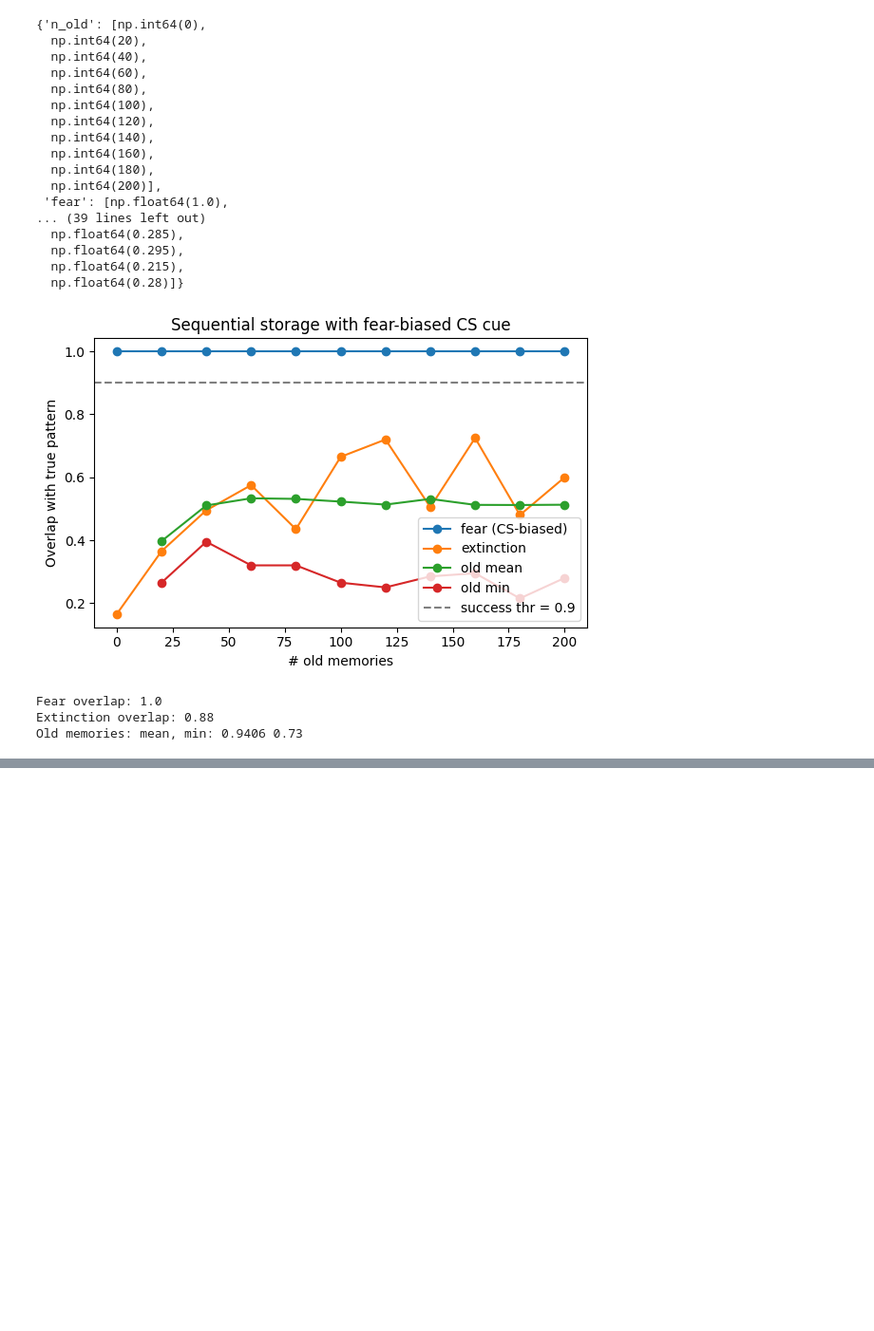
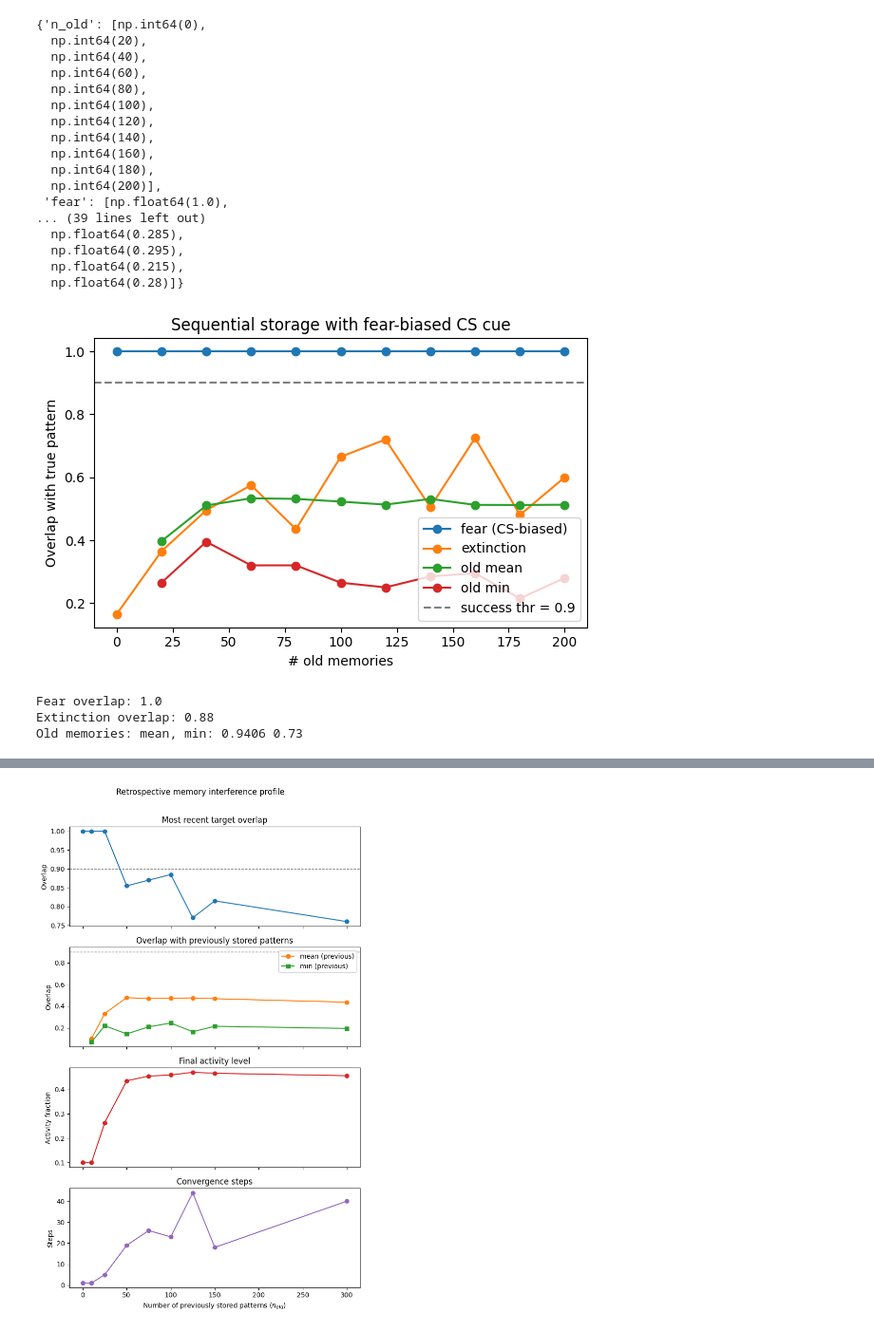
Before and after one commit to armaanfallahi/engram-hopfield, a Jupyter notebook: notebooks/02_sequentialstorage.ipynb, the cells around one changed output, grey strips where cells are left out. Shown at 95% size. Saved outputs shown, nothing was run; the diff lists cells and outputs as text; code cells hidden in the pictures; blank space fills up the shorter version.

```diff
--- a/notebooks/02_sequentialstorage.ipynb
+++ b/notebooks/02_sequentialstorage.ipynb
@@ -389,0 +500,74 @@ Old memories: mean, min: 0.9406 0.73
+# %%
+# Retrospective profile: newest target vs previously stored memories
+N = 2000
+sparsity = 0.1
+seed = 42
+n_old_values = [0, 10, 25, 50, 75, 100, 125, 150, 300]
+
+rng = np.random.default_rng(seed)
+max_P = max(n_old_values) + 1
+patterns_bank = [generate_sparse_pattern(N, sparsity, rng=rng) for _ in range(max_P)]
+
+recent_target_overlap_list = []
+mean_previous_overlap_list = []
+min_previous_overlap_list = []
+ret_activity_fraction_list = []
+ret_n_steps_list = []
+
+for n_old in n_old_values:
+    patterns = patterns_bank[: n_old + 1]
+    all_patterns = np.stack(patterns, axis=0)
+
+    net = HopfieldNetwork(n_neurons=N, sparsity=sparsity)
+    net.store_patterns(patterns)
+
+    recent_target = patterns[-1]
+    _final_state, overlap_vector, activity_trajectory, n_steps = net.retrieve_and_diagnose(
+        cue_state=recent_target,
+        all_patterns=all_patterns,
+        external_input=None,
+        beta=0.0,
+        max_steps=100,
+        asynchronous=True,
+    )
+
+    recent_target_overlap_list.append(float(overlap_vector[-1]))
+    if len(overlap_vector) > 1:
+        previous = overlap_vector[:-1]
+        mean_previous_overlap_list.append(float(np.mean(previous)))
+        min_previous_overlap_list.append(float(np.min(previous)))
+    else:
+        mean_previous_overlap_list.append(np.nan)
+        min_previous_overlap_list.append(np.nan)
+
+    ret_activity_fraction_list.append(activity_trajectory[-1])
+    ret_n_steps_list.append(n_steps)
+
+fig, axes = plt.subplots(4, 1, figsize=(7, 11), sharex=True)
+
+axes[0].plot(n_old_values, recent_target_overlap_list, "o-", color="C0")
+axes[0].axhline(0.9, color="gray", linestyle="--", linewidth=1)
+axes[0].set_ylabel("Overlap")
+axes[0].set_title("Most recent target overlap")
+
+axes[1].plot(n_old_values, mean_previous_overlap_list, "o-", label="mean (previous)", color="C1")
+axes[1].plot(n_old_values, min_previous_overlap_list, "s-", label="min (previous)", color="C2")
+axes[1].axhline(0.9, color="gray", linestyle="--", linewidth=1)
+axes[1].set_ylabel("Overlap")
+axes[1].legend(loc="best")
+axes[1].set_title("Overlap with previously stored patterns")
+
+axes[2].plot(n_old_values, ret_activity_fraction_list, "o-", color="C3")
+axes[2].set_ylabel("Activity fraction")
+axes[2].set_title("Final activity level")
+
+axes[3].plot(n_old_values, ret_n_steps_list, "o-", color="C4")
+axes[3].set_xlabel("Number of previously stored patterns ($n_{old}$)")
+axes[3].set_ylabel("Steps")
+axes[3].set_title("Convergence steps")
+
+fig.suptitle("Retrospective memory interference profile", y=1.01)
+fig.tight_layout()
+plt.show()
+# %% [output]
+[figure, added]
```
Also changed, not shown: parts of 5 cells of this notebook, 16 other files.
